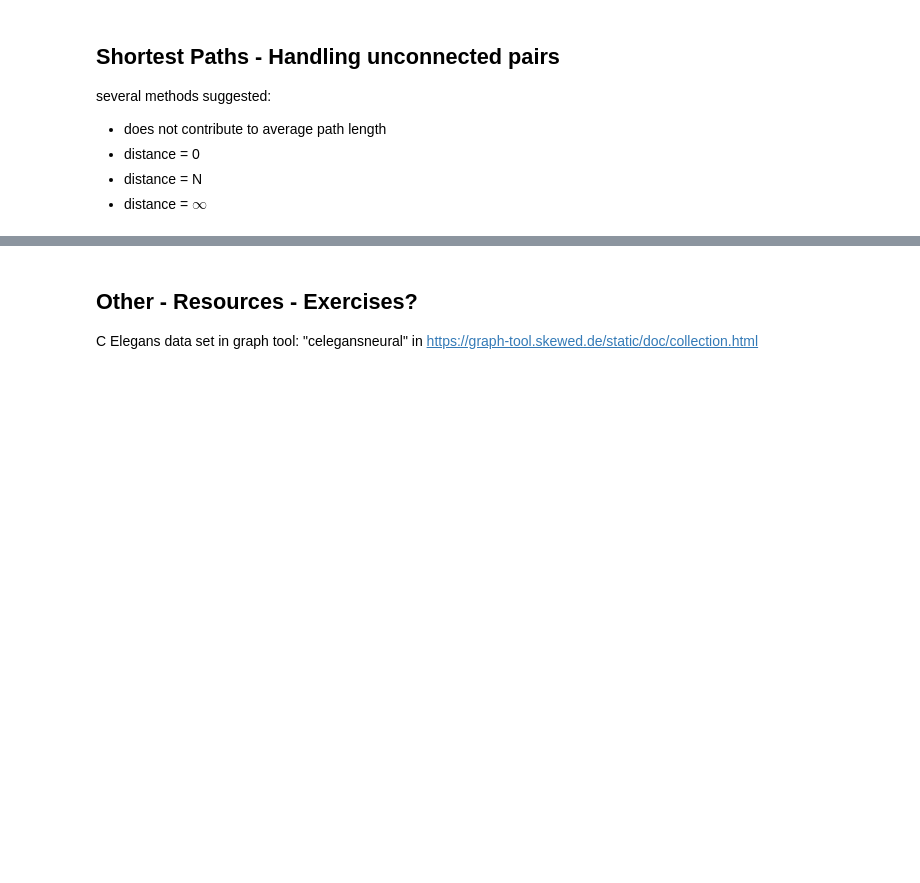
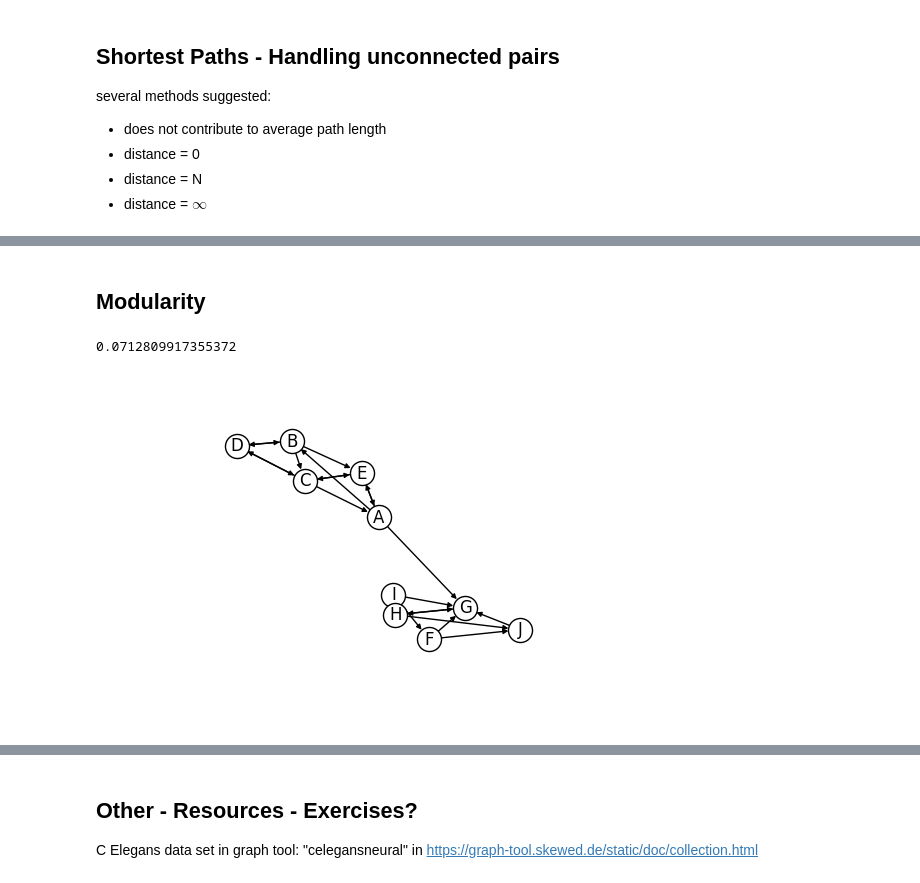
Before and after one commit to felix11h/network-measures-lecture_spp-workshop-18, a Jupyter notebook: network_analysis.ipynb, the cells around one changed output, grey strips where cells are left out. Cells and saved outputs as stored; diff of their text form; code cells hidden in the pictures; blank space fills up the shorter version.

```diff
--- a/network_analysis.ipynb
+++ b/network_analysis.ipynb
@@ -520,0 +613,17 @@ state = gt.minimize_blockmodel_dl(g)
+# %% [markdown]
+## Modularity
+# %%
+g = simple_graph1()
+gid = g.vertex_properties['id']
+prt2 = g.new_vertex_property('int32_t')
+
+for v in map_to_vertex(['A', 'C', 'G']):
+    prt2[v]=0
+for v in map_to_vertex(['F', 'H', 'I','J']):
+    prt2[v]=1
+for v in map_to_vertex(['D', 'B', 'E']):
+    prt2[v]=2
+gt.modularity(g,prt2)
+# %% [output]
+0.0712809917355372
+[figure, added]
```
Also changed, not shown: parts of 35 cells of this notebook.
